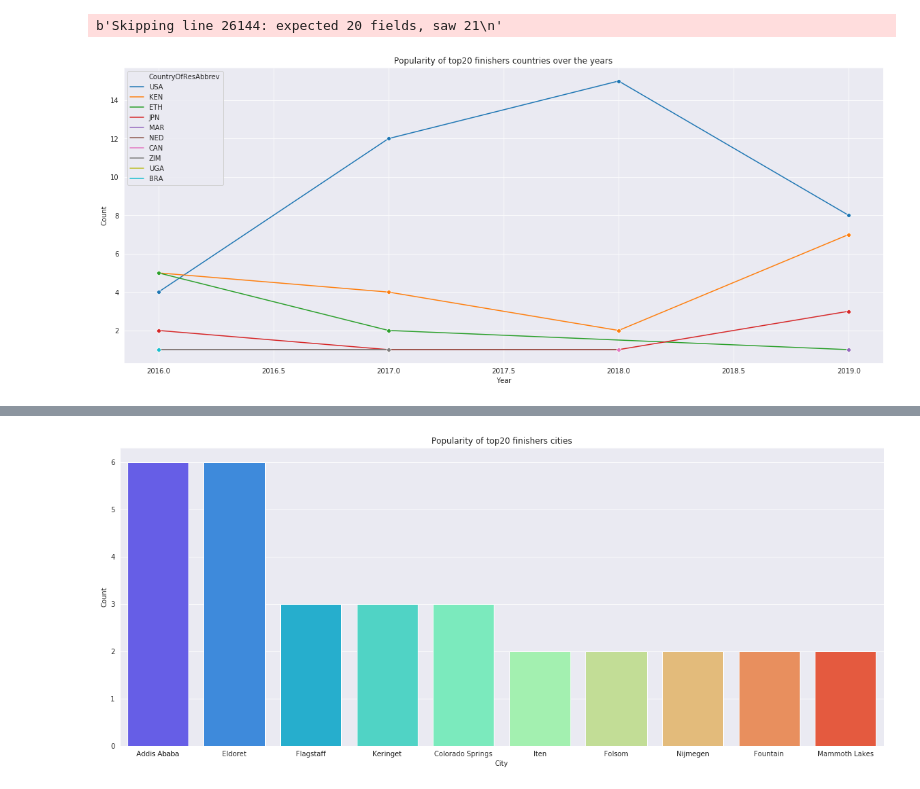
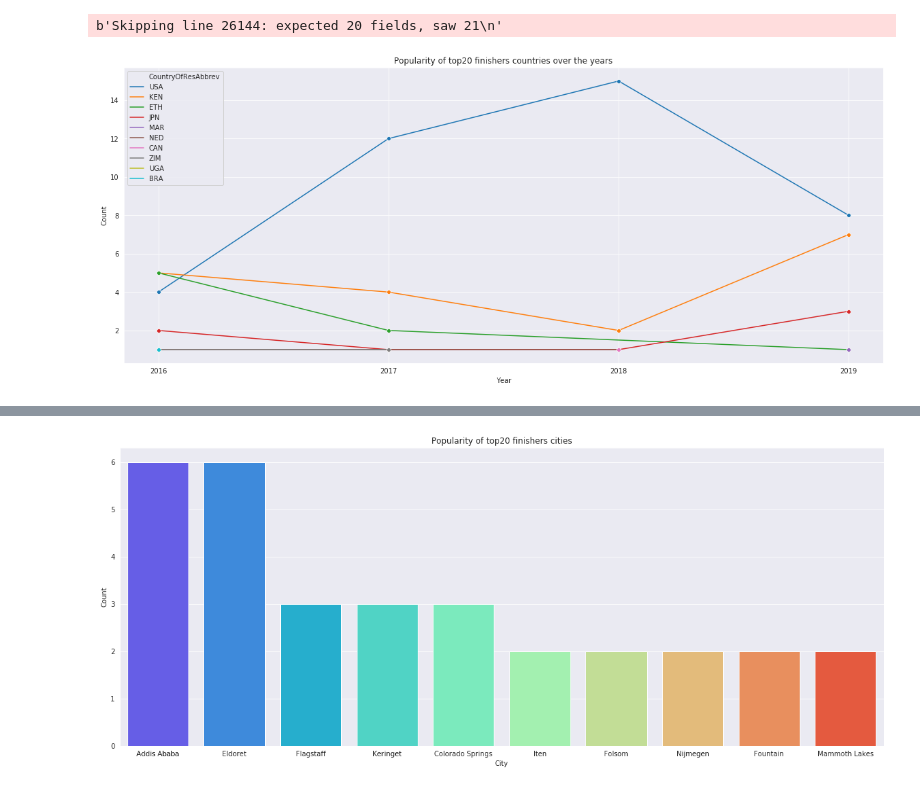
Before and after one commit to mijapa/BostonMarathonAnalisys, a Jupyter notebook: BostonMarathonTop.ipynb, the cells around one changed output, grey strips where cells are left out. Saved outputs shown, nothing was run; the diff lists cells and outputs as text; code cells hidden in the pictures.

```diff
--- a/BostonMarathonTop.ipynb
+++ b/BostonMarathonTop.ipynb
@@ -35,8 +35,9 @@ top = results_2019.head(tx).append(results_2018.head(tx), ignore_index = True, s
 # %%
 s = top.groupby(['Year', 'CountryOfResAbbrev'], as_index= False).count().sort_values(ascending=False, by='City')
 g = sns.lineplot(x="Year", y="City", marker="o", hue='CountryOfResAbbrev', dashes=True, data=s)
 g.set_title("Popularity of top20 finishers countries over the years")
 g.set(ylabel='Count')
+plt.xticks([2016,2017,2018,2019])
 g.figure.set_size_inches(20,8)
 # %% [output]
-[figure, old version]
+[figure, new version]
```
Also changed, not shown: parts of 3 cells of this notebook, 1 other file.
